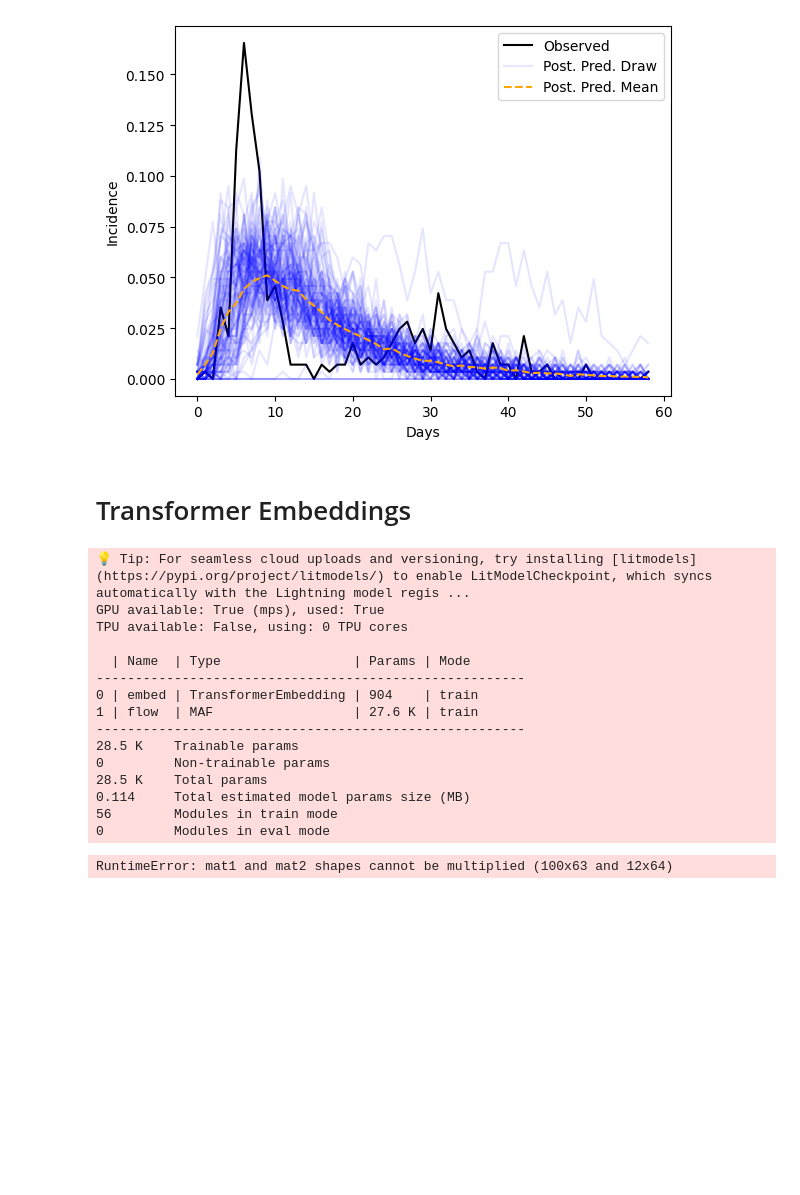
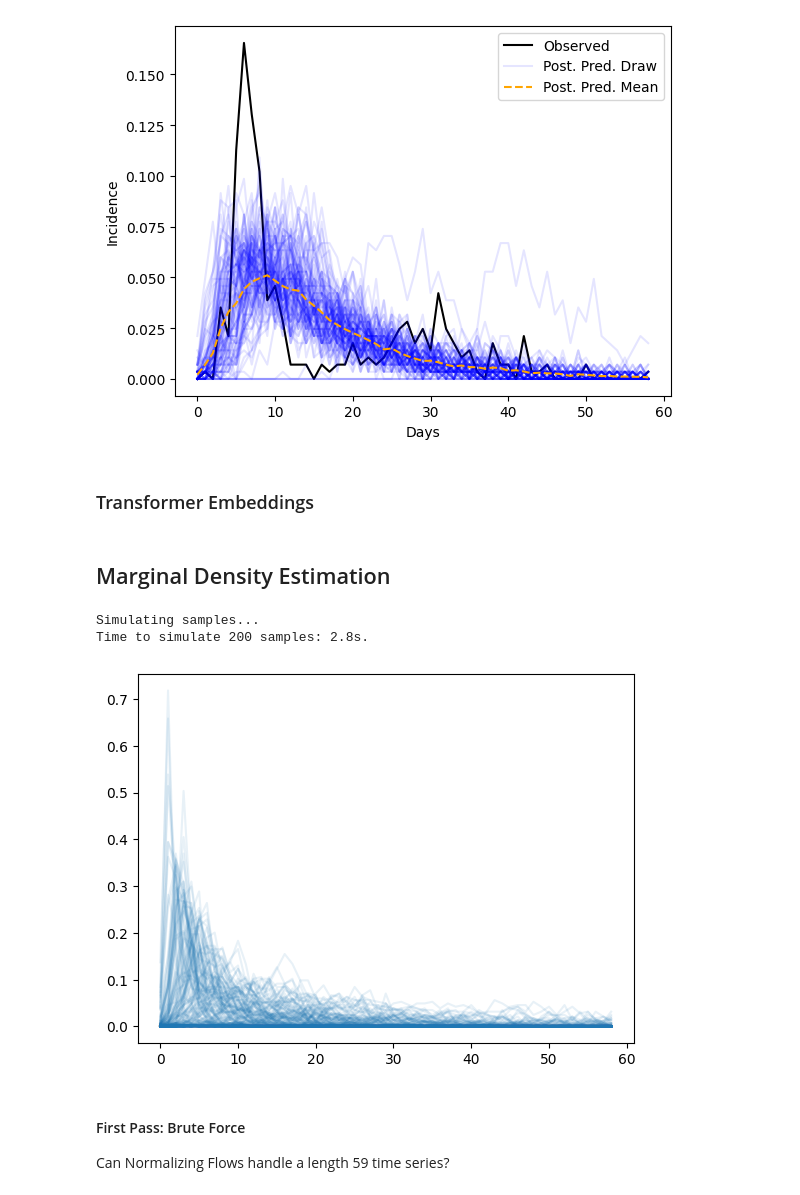
Before and after one commit to chathasphere/sim-select, a Jupyter notebook: notebooks/08_base_reinfection_model.ipynb, the cells around one changed output. Drawn from its saved outputs; the diff is of its cells as text; code cells hidden in the pictures; blank space fills up the shorter version.

Commit message:
prototype of MDE on TDC dataset

```diff
--- a/notebooks/08_base_reinfection_model.ipynb
+++ b/notebooks/08_base_reinfection_model.ipynb
@@ -138,33 +142,40 @@ plt.show()
 # %% [output]
 [figure]
 # %% [markdown]
-# Transformer Embeddings
+### Transformer Embeddings
 # %%
-optim = partial(torch.optim.AdamW, lr=0.001)
-embedding = partial(TransformerEmbedding, d_model=8)
-model = NeuralPosteriorEstimator(4, torch.Size([1, 59]), 5, flow_type="MAF", optimizer=optim, embedding=embedding)
-callbacks = [EarlyStopping(monitor="val_loss", mode="min", patience=20)]
-trainer = L.Trainer(max_epochs=1000, log_every_n_steps=1, callbacks=callbacks)
-trainer.fit(model, train_loader, val_loader)
+# optim = partial(torch.optim.AdamW, lr=0.001)
+# embedding = partial(TransformerEmbedding, d_model=8)
+# model = NeuralPosteriorEstimator(4, torch.Size([1, 59]), 5, flow_type="MAF", optimizer=optim, embedding=embedding)
+# callbacks = [EarlyStopping(monitor="val_loss", mode="min", patience=20)]
+# trainer = L.Trainer(max_epochs=1000, log_every_n_steps=1, callbacks=callbacks)
+# trainer.fit(model, train_loader, val_loader)
-# %% [output]
-💡 Tip: For seamless cloud uploads and versioning, try installing [litmodels](https://pypi.org/project/litmodels/) to enable LitModelCheckpoint, which syncs automatically with the Lightning model regis ...
-GPU available: True (mps), used: True
-TPU available: False, using: 0 TPU cores
-
-  | Name  | Type                 | Params | Mode
--------------------------------------------------------
-0 | embed | TransformerEmbedding | 904    | train
-1 | flow  | MAF                  | 27.6 K | train
--------------------------------------------------------
-28.5 K    Trainable params
-0         Non-trainable params
-28.5 K    Total params
-0.114     Total estimated model params size (MB)
-56        Modules in train mode
-0         Modules in eval mode
 # %%
-x_o = base_dataset.get_observed_data()
-posterior_sample = model.sample(100, x_o)
-posterior_sample = base_dataset.transform_prior(posterior_sample, True)
+# x_o = base_dataset.get_observed_data()
+# posterior_sample = model.sample(100, x_o)
+# posterior_sample = base_dataset.transform_prior(posterior_sample, True)
-# %% [output]
-RuntimeError: mat1 and mat2 shapes cannot be multiplied (100x63 and 12x64)
+# %% [markdown]
+## Marginal Density Estimation
+# %%
+base_dataset = BaseReinfectionModel(init_I=1, init_S=277, n_sample=N, beta=beta_prior,
+                                    epsilon=epsilon_prior, nu=nu_prior, rho=rho_prior, notebook=True,
+                                   mode="criticism", load_data=False)
+start = time.time()
+base_dataset.sample_model()
+stop = time.time()
+print(f"Time to simulate {N:,} samples: {stop - start:.1f}s.")
+train_data, val_data = random_split(base_dataset, [a, b])
+train_loader = DataLoader(train_data, batch_size=2000)
+val_loader = DataLoader(val_data, batch_size=b)
+# %% [output]
+Simulating samples...
+Time to simulate 200 samples: 2.8s.
+# %%
+x_sample = base_dataset.data[:200].squeeze(1).T
+plt.plot(x_sample, alpha=0.1, color="tab:blue")
+plt.show()
+# %% [output]
+[figure, added]
+# %% [markdown]
+#### First Pass: Brute Force
+Can Normalizing Flows handle a length 59 time series?
```
Also changed, not shown: parts of 15 cells of this notebook, 4 other files.
